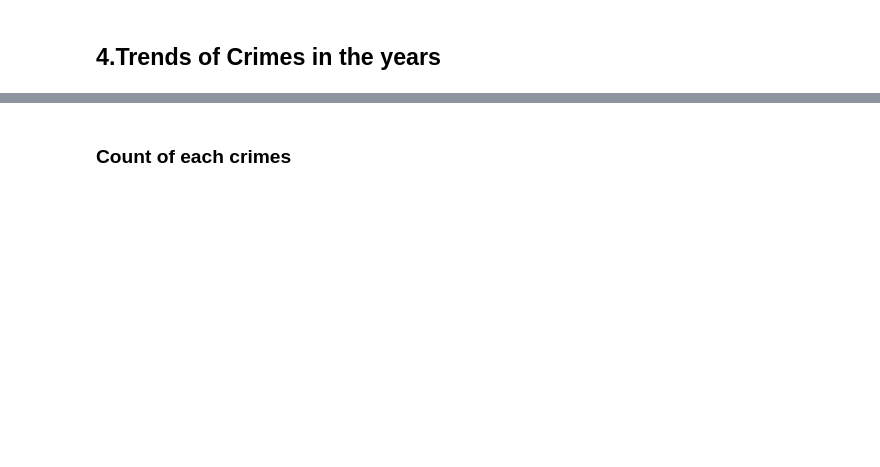
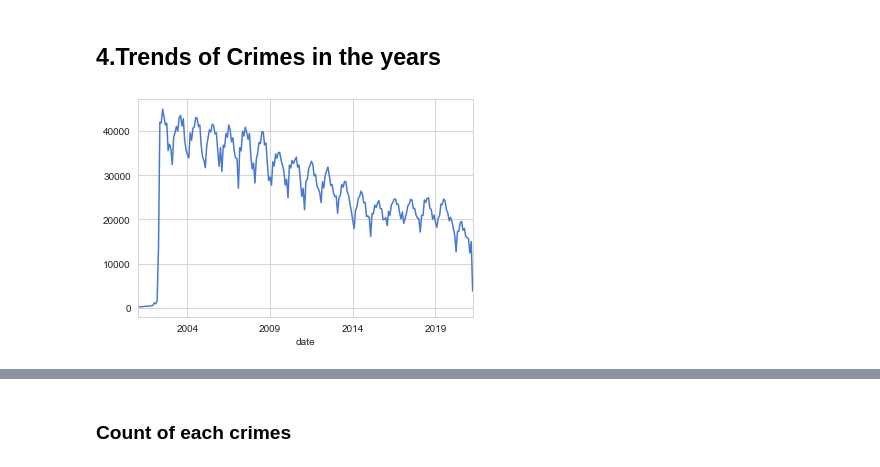
Before and after one commit to tejalvs/ChicagoCrimeAnalysis, a Jupyter notebook: Visualisations.ipynb, the cells around one changed output, grey strips where cells are left out. Cells and saved outputs as stored; diff of their text form; code cells hidden in the pictures; blank space fills up the shorter version.

```diff
--- a/Visualisations.ipynb
+++ b/Visualisations.ipynb
@@ -283,3 +273,10 @@ zone_plot = sns.countplot(data=crimes_df,x='day'
 # %% [markdown]
 ## 4.Trends of Crimes in the years
+# %%
+crimes_year_df, census_year_df = read_input()
+# %%
+crimes_year_df.resample('M').size().plot()
+plt.show()
+# %% [output]
+[figure, added]
 # %%
```
Also changed, not shown: parts of 19 cells of this notebook.
